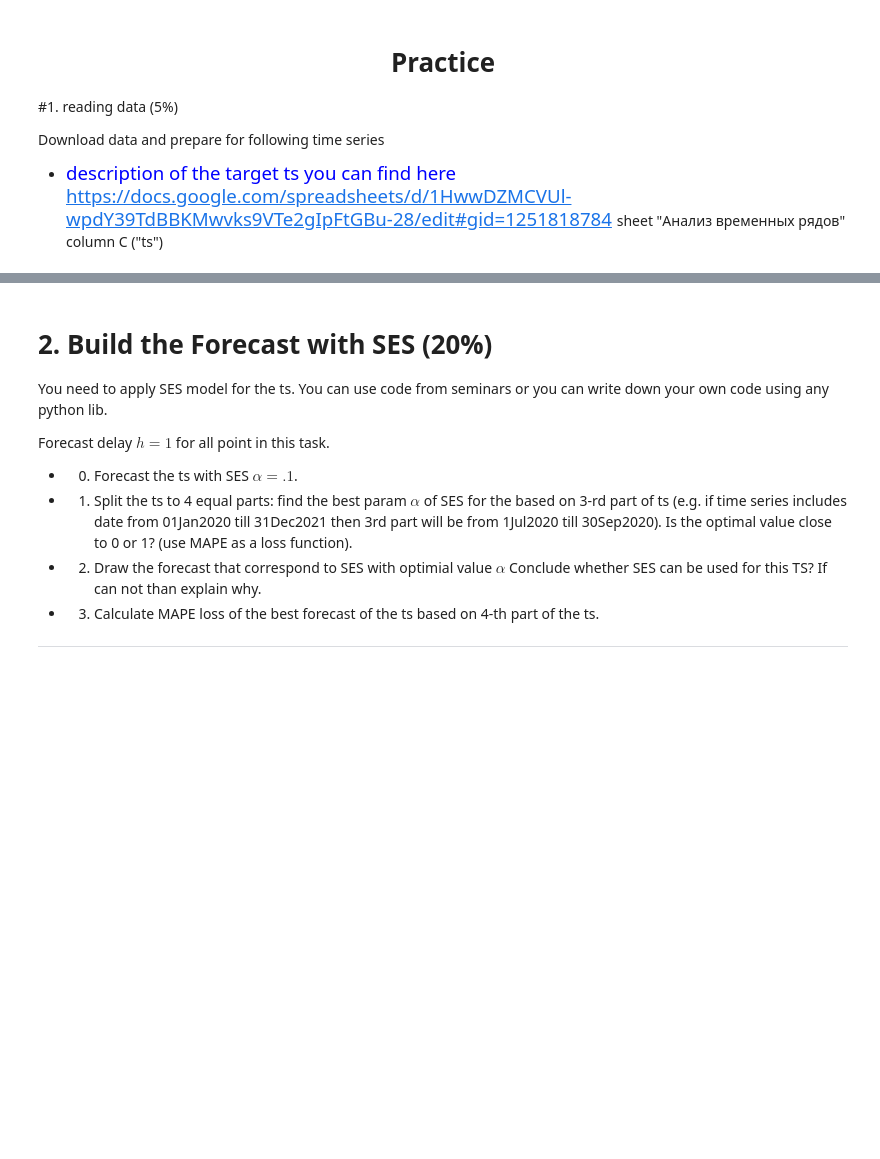
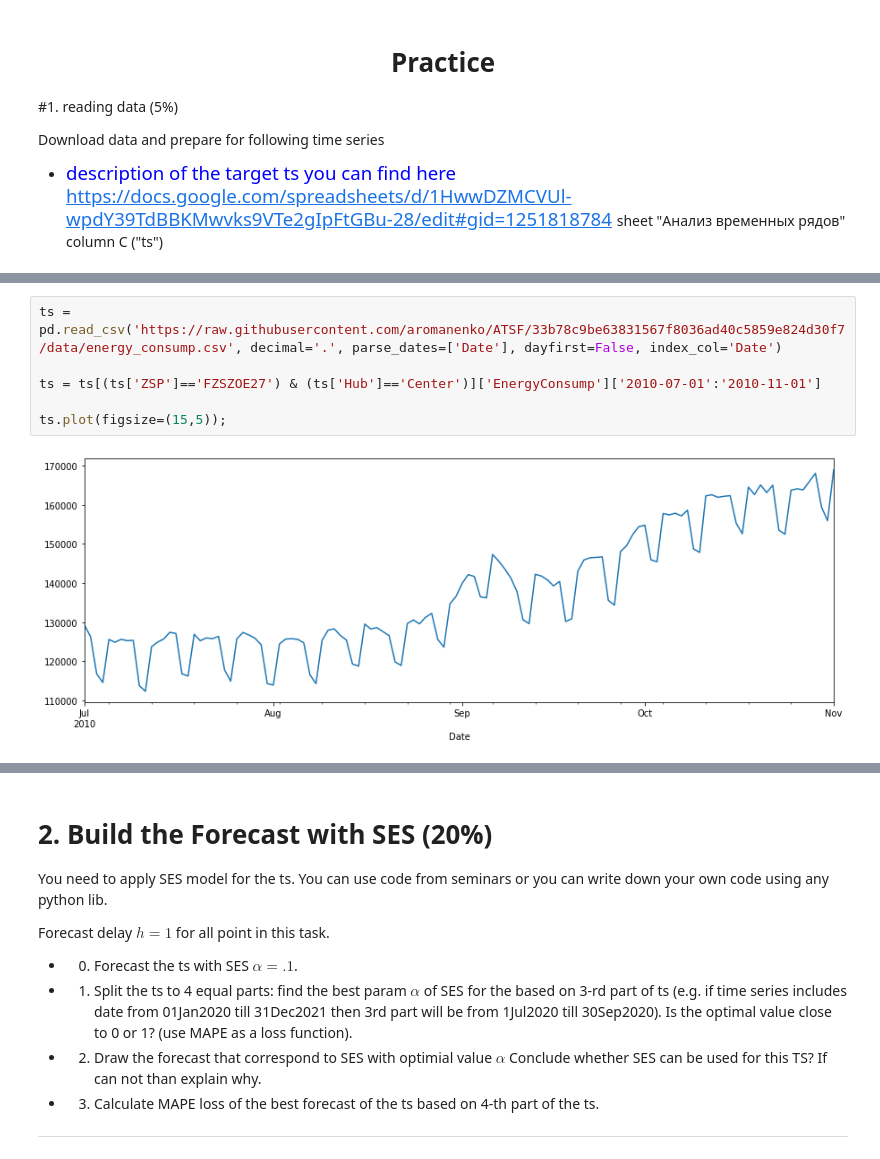
Before and after one commit to Kulikov17/MLDS_ATSF, a Jupyter notebook: hw_1/kulikov_fall2022_hw1.ipynb, the cells around one changed output, grey strips where cells are left out. Cells and saved outputs as stored; diff of their text form; blank space fills up the shorter version.

```diff
--- a/hw_1/kulikov_fall2022_hw1.ipynb
+++ b/hw_1/kulikov_fall2022_hw1.ipynb
@@ -77,0 +98,8 @@ from utils import qualityMAPE
+# %%
+ts = pd.read_csv('https://raw.githubusercontent.com/aromanenko/ATSF/33b78c9be63831567f8036ad40c5859e824d30f7/data/energy_consump.csv', decimal='.', parse_dates=['Date'], dayfirst=False, index_col='Date')
+
+ts = ts[(ts['ZSP']=='FZSZOE27') & (ts['Hub']=='Center')]['EnergyConsump']['2010-07-01':'2010-11-01']
+
+ts.plot(figsize=(15,5));
+# %% [output]
+[figure, added]
```
Also changed, not shown: parts of 46 cells of this notebook.
